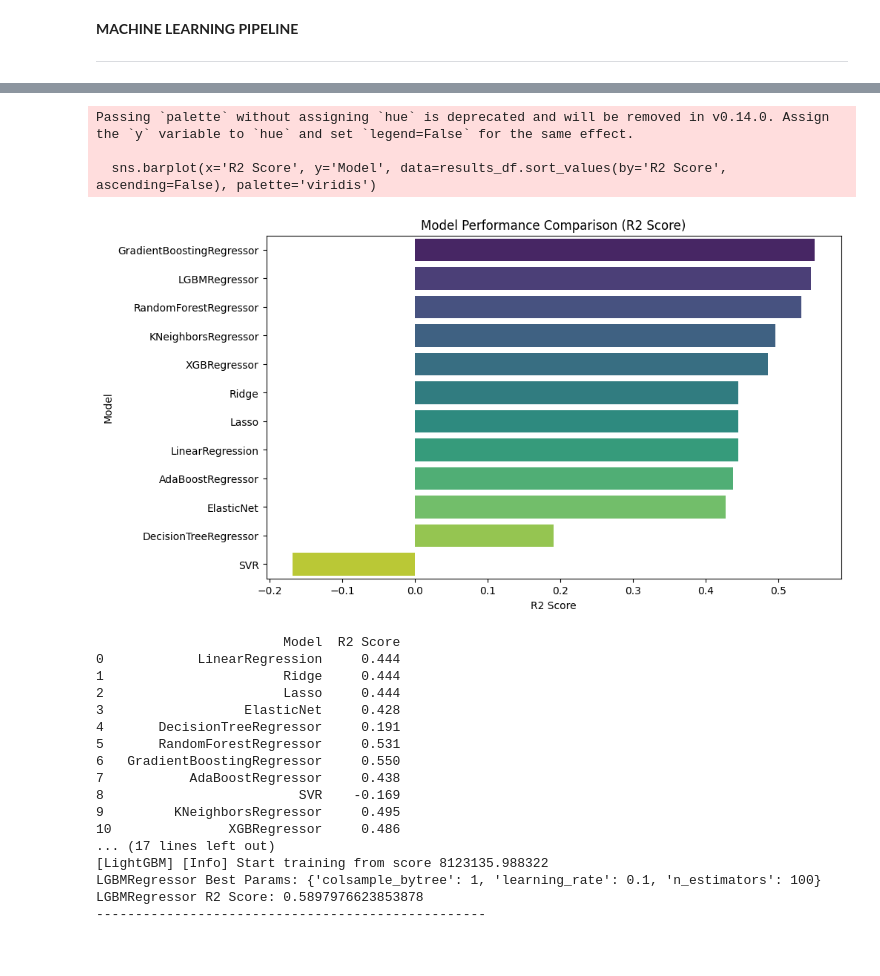
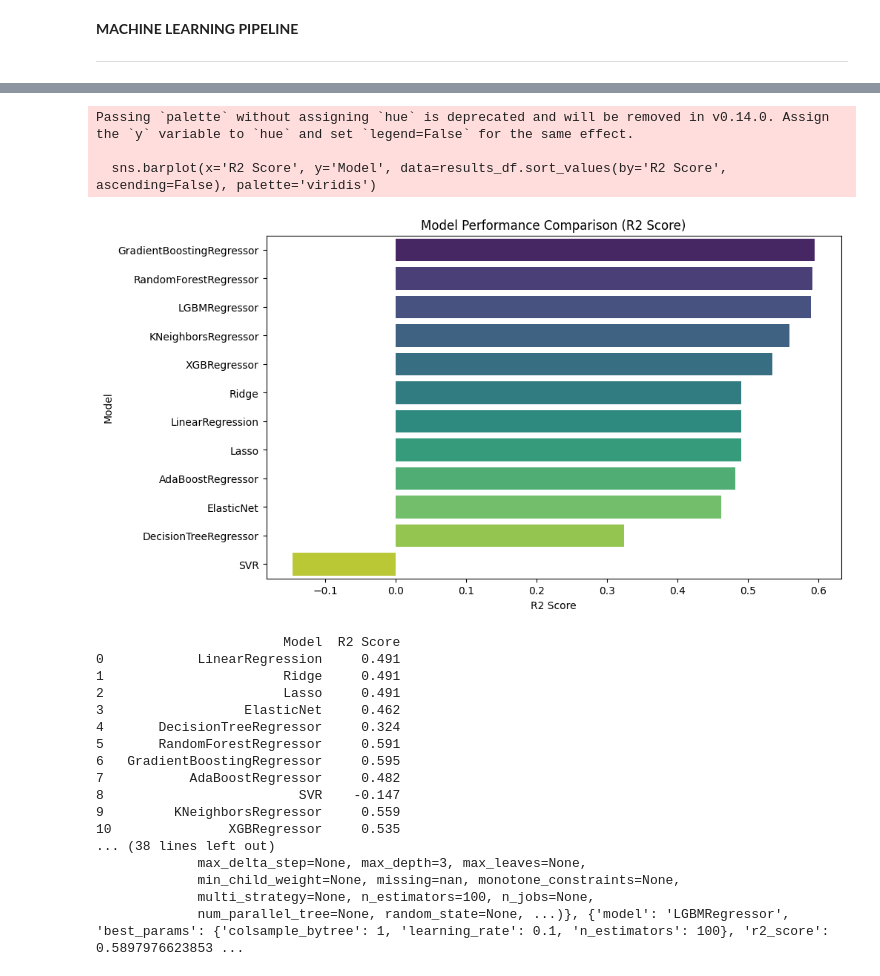
Before and after one commit to berkezkul/HousingPricePrediction--Mining_and_Machine-Learning, a Jupyter notebook: HousingPricePrediction_Istanbul.ipynb, the cells around one changed output, grey strips where cells are left out. Saved outputs shown, nothing was run; the diff lists cells and outputs as text; code cells hidden in the pictures.

```diff
--- a/HousingPricePrediction_Istanbul.ipynb
+++ b/HousingPricePrediction_Istanbul.ipynb
@@ -549,16 +549,24 @@ def evaluate_models(df, X_scaled, y, target_col='price'):
     model_name_list = []
     r2_score_list = []
 
+
     # Modellerin cross validation ile değerlendirilmesi
     for model in model_list:
-        model_cv = cross_val_score(model, X_scaled, y, cv=10, scoring="r2", n_jobs=-1)
+        X_train, X_test, y_train, y_test = train_test_split(X_scaled, y, test_size=0.2, random_state=42)
+        model.fit(X_train, y_train)
+        y_pred = model.predict(X_test)
+
         model_name_list.append(model.__class__.__name__)
-        r2_score_list.append(model_cv.mean())
-        print(f"{model.__class__.__name__} cross validation score: {model_cv.mean()}")
+        r2_score_list.append(r2_score(y_test, y_pred))
+
+
+        print(f"{model.__class__.__name__} R2 score: {r2_score(y_test, y_pred)}")
         print("-" * 50)
 
 
-    results_df = pd.DataFrame({'Model': model_name_list, 'R2 Score': r2_score_list})
+    results_df = pd.DataFrame({
+        'Model': model_name_list,
+        'R2 Score': r2_score_list})
 
 
     plt.figure(figsize=(10, 6))
@@ -568,5 +576,6 @@ def evaluate_models(df, X_scaled, y, target_col='price'):
     plt.ylabel('Model')
     plt.show()
 
+
     return results_df
 # %%
@@ -630,3 +651,16 @@ def model_and_train(df, X_scaled,y, target_col='price'):
+# %%
+def visualize_results(model_results, X_test, y_test):
+    for result in model_results:
+        best_model = result['best_model']
+        y_pred = best_model.predict(X_test)
+
+        plt.figure(figsize=(10, 6))
+        plt.scatter(y_test, y_pred, alpha=0.3)
+        plt.plot([min(y_test), max(y_test)], [min(y_test), max(y_test)], 'r', linestyle='--')
+        plt.xlabel('Gerçek Fiyatlar')
+        plt.ylabel('Tahmin Edilen Fiyatlar')
+        plt.title(f"{result['model']} Tahmin Performansı")
+        plt.show()
 # %% [markdown]
 **MACHINE LEARNING PIPELINE**
 
@@ -645,11 +679,19 @@ def main():
   '''MODEL'''
   results_df = evaluate_models(df, X_scaled, y)
   print(results_df)
-  best_models = model_and_train(df, X_scaled, y)
 
-  return df, X, y, best_models
+  model_results = model_and_train(df, X_scaled, y)
+  print(model_results)
+
+  # Eğitim ve test setlerinin oluşturulması
+  X_train, X_test, y_train, y_test = train_test_split(X_scaled, y, test_size=0.2, random_state=42)
+
+  # Sonuçların görselleştirilmesi
+  visualize_results(model_results, X_test, y_test)
+
+  return df, X, y, model_results
 # %%
-df,X,y, best_models = main()
+df,X,y, model_results = main()
 # %% [output]
 Observations: 2890
 Variables: 41
@@ -671,21 +713,21 @@ LGBMRegressor cross validation score: 0.5445160950284116
 Passing `palette` without assigning `hue` is deprecated and will be removed in v0.14.0. Assign the `y` variable to `hue` and set `legend=False` for the same effect.
 
   sns.barplot(x='R2 Score', y='Model', data=results_df.sort_values(by='R2 Score', ascending=False), palette='viridis')
-[figure, old version]
+[figure, new version]
                         Model  R2 Score
-0            LinearRegression     0.444
-1                       Ridge     0.444
-2                       Lasso     0.444
-3                  ElasticNet     0.428
-4       DecisionTreeRegressor     0.191
-5       RandomForestRegressor     0.531
-6   GradientBoostingRegressor     0.550
-7           AdaBoostRegressor     0.438
-8                         SVR    -0.169
-9         KNeighborsRegressor     0.495
-10               XGBRegressor     0.486
-... (17 lines left out)
-[LightGBM] [Info] Start training from score 8123135.988322
-LGBMRegressor Best Params: {'colsample_bytree': 1, 'learning_rate': 0.1, 'n_estimators': 100}
-LGBMRegressor R2 Score: 0.5897976623853878
---------------------------------------------------
+0            LinearRegression     0.491
+1                       Ridge     0.491
+2                       Lasso     0.491
+3                  ElasticNet     0.462
+4       DecisionTreeRegressor     0.324
+5       RandomForestRegressor     0.591
+6   GradientBoostingRegressor     0.595
+7           AdaBoostRegressor     0.482
+8                         SVR    -0.147
+9         KNeighborsRegressor     0.559
+10               XGBRegressor     0.535
+... (38 lines left out)
+             max_delta_step=None, max_depth=3, max_leaves=None,
+             min_child_weight=None, missing=nan, monotone_constraints=None,
+             multi_strategy=None, n_estimators=100, n_jobs=None,
+             num_parallel_tree=None, random_state=None, ...)}, {'model': 'LGBMRegressor', 'best_params': {'colsample_bytree': 1, 'learning_rate': 0.1, 'n_estimators': 100}, 'r2_score': 0.5897976623853 ...
```
Also changed, not shown: parts of 3 cells of this notebook.
